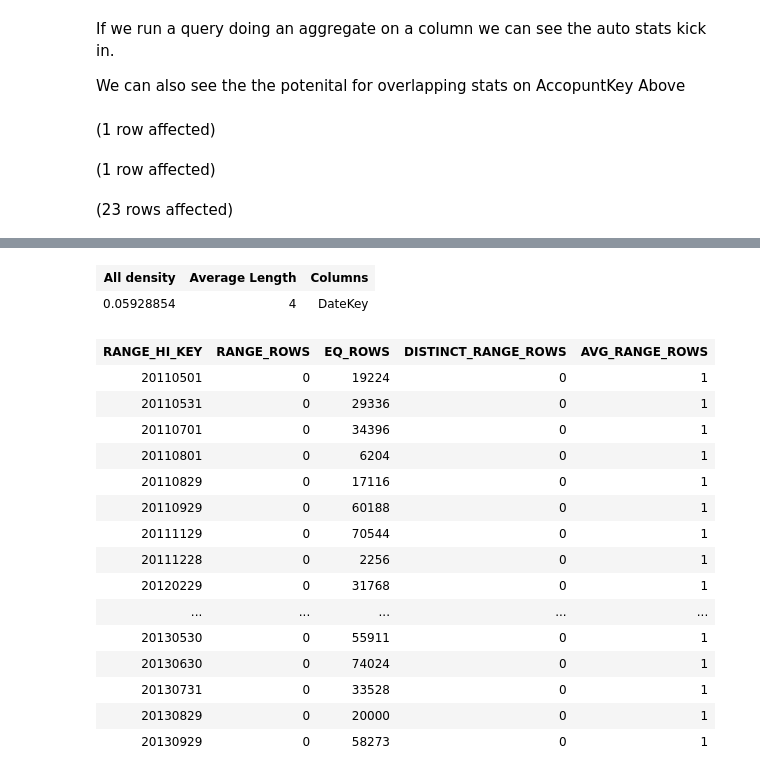
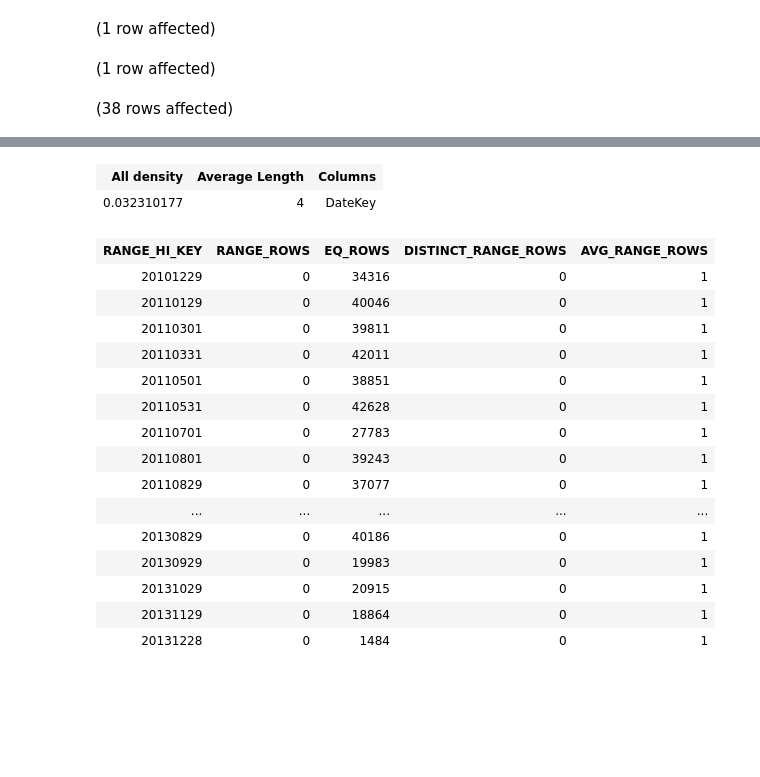
Before and after one commit to ProdataSQL/SynapseTools, a Jupyter notebook: SqlPools/Demos/02. StatsOptimize.ipynb, the cells around one changed output, grey strips where cells are left out. Drawn from its saved outputs; the diff is of its cells as text; code cells hidden in the pictures; blank space fills up the shorter version.

```diff
--- a/SqlPools/Demos/02. StatsOptimize.ipynb
+++ b/SqlPools/Demos/02. StatsOptimize.ipynb
@@ -79,13 +83,9 @@ Total execution time: 00:00:04.026
-# %% [markdown]
-If we run a query doing an aggregate on a column we can see the auto stats kick in.
-
-We can also see the the potenital for overlapping stats on AccopuntKey Above
 # %%
 /*We can see what a Stats object looks like with below query */
 
 
-DBCC SHOW_STATISTICS ('dbo.FactFinance1m' , _WA_Sys_00000004_746F28F1)
+DBCC SHOW_STATISTICS ('dbo.FactFinance1m' , _WA_Sys_00000001_75AE3144)
 # %% [output]
 (1 row affected)
 (1 row affected)
-(23 rows affected)
+(38 rows affected)
@@ -95,18 +95,18 @@ Total execution time: 00:00:00.065
 | All density | Average Length | Columns |
-| 0.05928854 | 4 | DateKey |
+| 0.032310177 | 4 | DateKey |
 | RANGE_HI_KEY | RANGE_ROWS | EQ_ROWS | DISTINCT_RANGE_ROWS | AVG_RANGE_ROWS |
-| 20110501 | 0 | 19224 | 0 | 1 |
-| 20110531 | 0 | 29336 | 0 | 1 |
-| 20110701 | 0 | 34396 | 0 | 1 |
-| 20110801 | 0 | 6204 | 0 | 1 |
-| 20110829 | 0 | 17116 | 0 | 1 |
-| 20110929 | 0 | 60188 | 0 | 1 |
-| 20111129 | 0 | 70544 | 0 | 1 |
-| 20111228 | 0 | 2256 | 0 | 1 |
-| 20120229 | 0 | 31768 | 0 | 1 |
+| 20101229 | 0 | 34316 | 0 | 1 |
+| 20110129 | 0 | 40046 | 0 | 1 |
+| 20110301 | 0 | 39811 | 0 | 1 |
+| 20110331 | 0 | 42011 | 0 | 1 |
+| 20110501 | 0 | 38851 | 0 | 1 |
+| 20110531 | 0 | 42628 | 0 | 1 |
+| 20110701 | 0 | 27783 | 0 | 1 |
+| 20110801 | 0 | 39243 | 0 | 1 |
+| 20110829 | 0 | 37077 | 0 | 1 |
 | ... | ... | ... | ... | ... |
-| 20130530 | 0 | 55911 | 0 | 1 |
-| 20130630 | 0 | 74024 | 0 | 1 |
-| 20130731 | 0 | 33528 | 0 | 1 |
-| 20130829 | 0 | 20000 | 0 | 1 |
-| 20130929 | 0 | 58273 | 0 | 1 |
+| 20130829 | 0 | 40186 | 0 | 1 |
+| 20130929 | 0 | 19983 | 0 | 1 |
+| 20131029 | 0 | 20915 | 0 | 1 |
+| 20131129 | 0 | 18864 | 0 | 1 |
+| 20131228 | 0 | 1484 | 0 | 1 |
```
Also changed, not shown: parts of 6 cells of this notebook, 17 other files.
